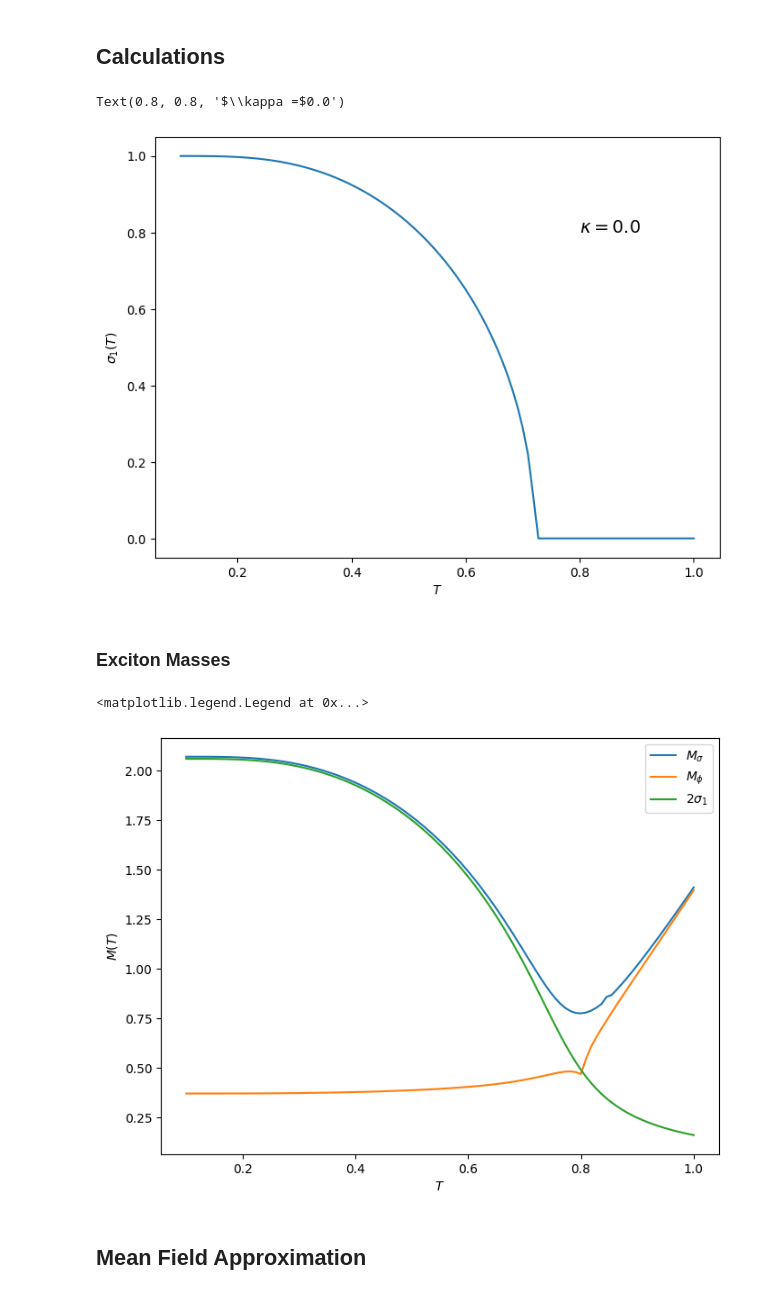
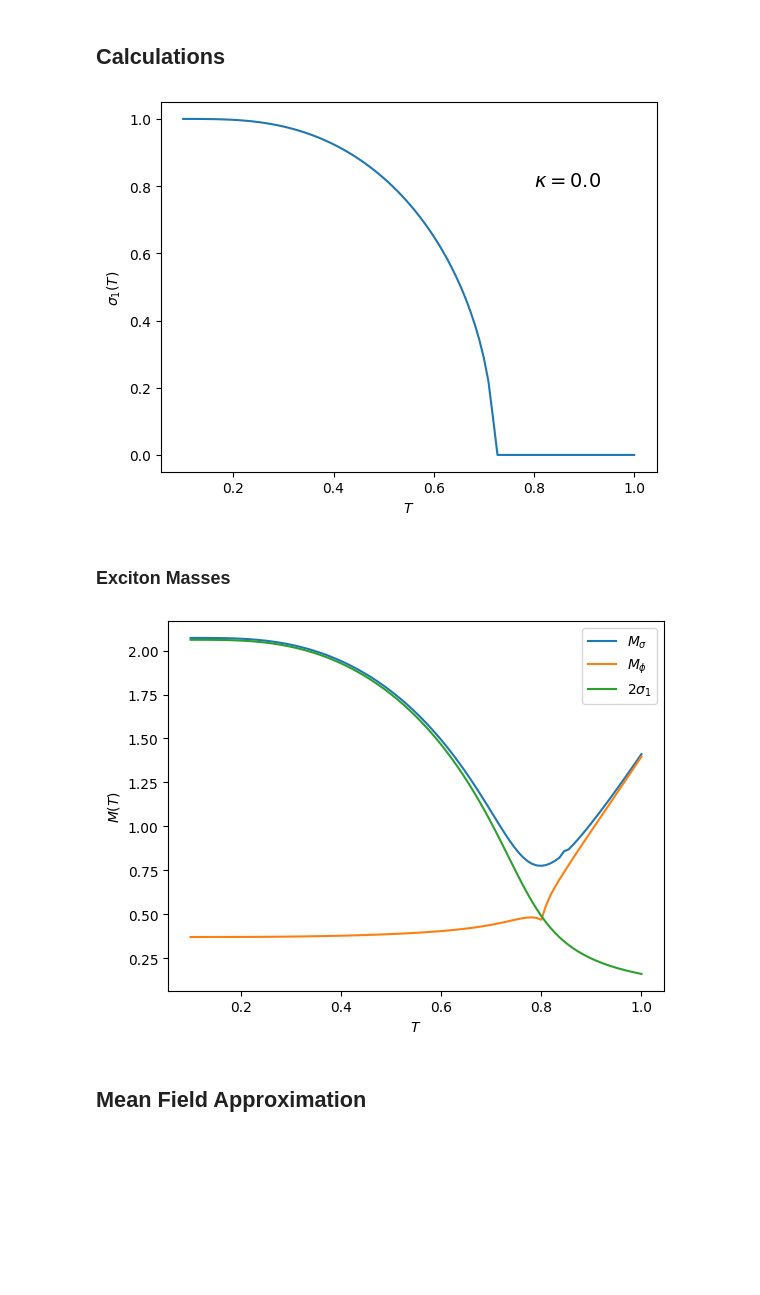
Before and after one commit to biplab37/Graphene, a Jupyter notebook: GN_model.ipynb, the cells around one changed output. Drawn from its saved outputs; the diff is of its cells as text; code cells hidden in the pictures; blank space fills up the shorter version.

```diff
--- a/GN_model.ipynb
+++ b/GN_model.ipynb
@@ -42,13 +42,12 @@ def m(T):
 Trange = np.linspace(0.1,1.0,100)
 sigma1 = np.vectorize(m)(Trange)
 # %%
-ax1 = plt.figure(figsize=(8,6)).add_subplot()
+ax1 = plt.figure().add_subplot()
 ax1.plot(Trange,sigma1)
 ax1.set(xlabel=r'$T$',ylabel=r'$\sigma_1(T)$')
-ax1.annotate(r'$\kappa =$'+str(κ),xy=(0.8,0.8),fontsize=14)
+ax1.annotate(r'$\kappa =$'+str(κ),xy=(0.8,0.8),fontsize=14);
 # %% [output]
-Text(0.8, 0.8, '$\\kappa =$0.0')
-[figure, old version]
+[figure, new version]
 # %% [markdown]
 ### Exciton Masses
 # %%
@@ -62,15 +61,14 @@ msigma = np.vectorize(Msigma)(Trange)
 mphi = np.vectorize(Mphi)(Trange)
 twicesigma1 = 2*np.vectorize(m)(Trange)
 # %%
-ax2 = plt.figure(figsize=(8,6)).add_subplot()
+ax2 = plt.figure().add_subplot()
 ax2.plot(Trange,msigma,label=r'$M_\sigma$')
 ax2.plot(Trange,mphi,label=r'$M_\phi$')
 ax2.plot(Trange,twicesigma1,label=r'$2\sigma_1$')
 ax2.set(xlabel=r'$T$',ylabel=r'$M(T)$')
-ax2.legend()
+ax2.legend();
 # %% [output]
-<matplotlib.legend.Legend at 0x...>
-[figure, old version]
+[figure, new version]
 # %% [markdown]
 ## Mean Field Approximation
 # %%
```
Also changed, not shown: parts of 6 cells of this notebook, 2 other files.
